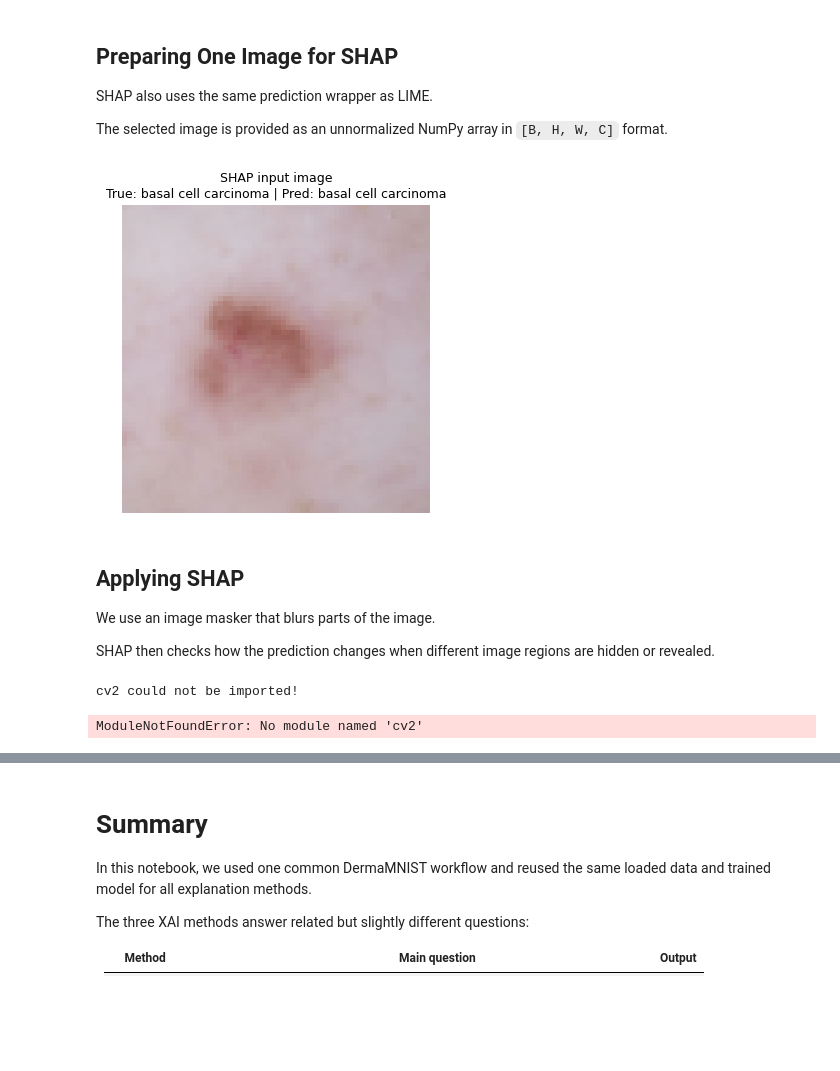
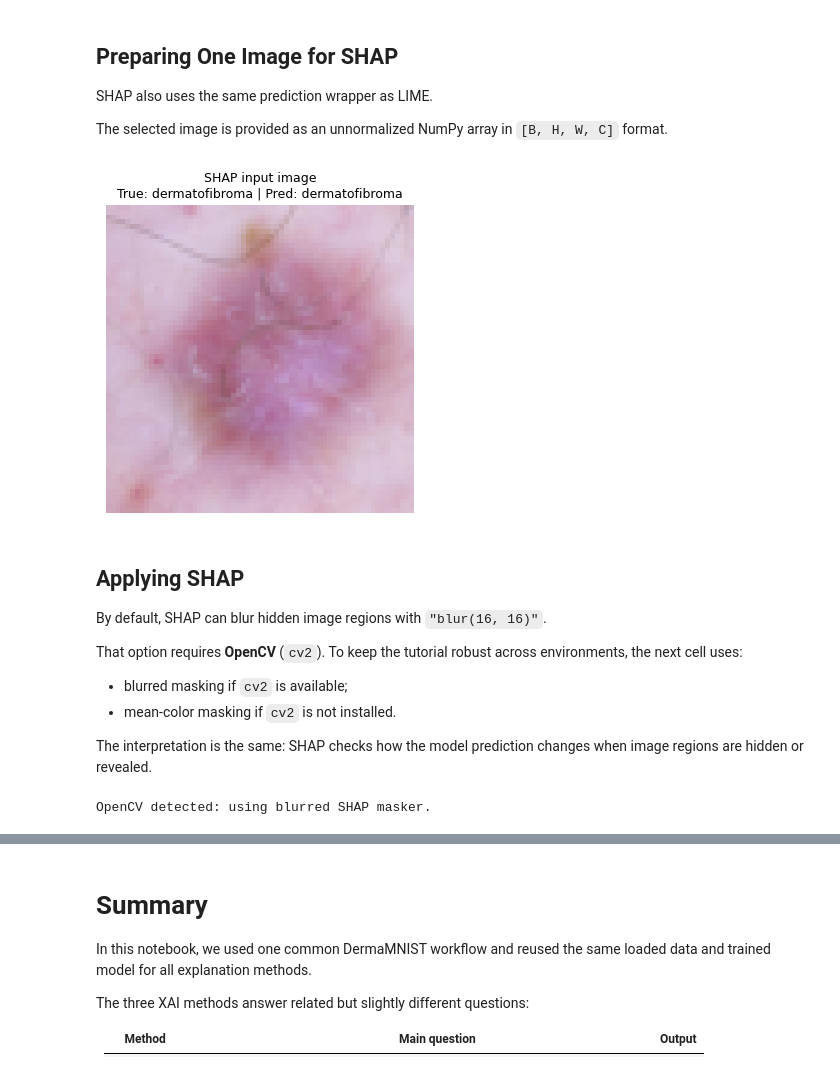
Before and after one commit to Data-Science-Group-Attoworld/explainable_dl_for_unstructured_data, a Jupyter notebook: computer_vision_explainability/dermamnist_explainability.ipynb, the cells around one changed output, grey strips where cells are left out. Cells and saved outputs as stored; diff of their text form; code cells hidden in the pictures; blank space fills up the shorter version.

```diff
--- a/computer_vision_explainability/dermamnist_explainability.ipynb
+++ b/computer_vision_explainability/dermamnist_explainability.ipynb
@@ -357,9 +390,7 @@ else:
         if val_acc > best_val_acc:
             best_val_acc = val_acc
             torch.save(model.state_dict(), best_model_path)
-            print(
-                f"New best model saved with validation accuracy: {100 * best_val_acc:.2f}%"
-            )
+            print(f"New best model saved with validation accuracy: {100 * best_val_acc:.2f}%")
 
     model.load_state_dict(torch.load(best_model_path, map_location=device))
 
@@ -877,0 +1228,28 @@ Melanoma example indices: [2, 7, 12]
+# %%
+image_idx_to_explain = 1
+image = test_images[image_idx_to_explain]
+
+true_idx = int(test_labels[image_idx_to_explain])
+pred_idx = int(test_predictions[image_idx_to_explain])
+
+top_class_indices, top_class_probs = get_top_k_predicted_class_indices(
+    model=model,
+    image=image,
+    k=5,
+)
+
+plot_gradcam_for_multiple_classes(
+    model=model,
+    image=image,
+    target_layer=target_layer,
+    class_indices=top_class_indices,
+    class_names=class_names,
+    true_label=true_idx,
+    predicted_label=pred_idx,
+    mean=mean,
+    std=std,
+    heatmap_alpha=0.45,
+    use_local_color_scale=False,   # fontos
+    heatmap_vmin=0,
+    heatmap_vmax=1,
+)
@@ -906,40 +1294,60 @@ SHAP also uses the same prediction wrapper as LIME.
 
 The selected image is provided as an unnormalized NumPy array in `[B, H, W, C]` format.
 # %%
-image_idx_to_explain = 10
-
 img_tensor_norm = test_images[image_idx_to_explain].unsqueeze(0)
-img_numpy_unnorm = (
-    img_tensor_norm.detach().cpu().permute(0, 2, 3, 1).numpy() * std + mean
-)
+img_numpy_unnorm = img_tensor_norm.detach().cpu().permute(0, 2, 3, 1).numpy() * std + mean
 img_numpy_unnorm = np.clip(img_numpy_unnorm, 0, 1)
 
 true_idx = int(test_labels[image_idx_to_explain])
 pred_idx = int(test_predictions[image_idx_to_explain])
 
 plt.figure(figsize=(4, 4))
 plt.imshow(img_numpy_unnorm[0])
 plt.title(
     f"SHAP input image\nTrue: {class_names[true_idx]} | Pred: {class_names[pred_idx]}",
     fontsize=9,
 )
 plt.axis("off")
 plt.show()
 # %% [output]
-[figure, old version]
+[figure, new version]
 # %% [markdown]
 ## Applying SHAP
 
-We use an image masker that blurs parts of the image.
+By default, SHAP can blur hidden image regions with `"blur(16, 16)"`.
 
-SHAP then checks how the prediction changes when different image regions are hidden or revealed.
+That option requires **OpenCV** (`cv2`). To keep the tutorial robust across environments, the next cell uses:
+
+* blurred masking if `cv2` is available;
+* mean-color masking if `cv2` is not installed.
+
+The interpretation is the same: SHAP checks how the model prediction changes when image regions are hidden or revealed.
 # %%
-masker = shap.maskers.Image("blur(16, 16)", img_numpy_unnorm[0].shape)
+# Line-wrapped class names for cleaner SHAP panel titles.
+shap_class_names = [wrap_class_name(name, width=24) for name in class_names]
+
+# SHAP image masking
+#
+# Option A: if OpenCV is installed, use SHAP's blurred image masker.
+# Option B: if OpenCV is not installed, use a mean-color baseline masker.
+# This avoids: ModuleNotFoundError: No module named 'cv2'
+try:
+    import cv2  # noqa: F401
+
+    mask_value = "blur(16, 16)"
+    print("OpenCV detected: using blurred SHAP masker.")
+
+except ImportError:
+    mean_color = img_numpy_unnorm.mean(axis=(0, 1, 2))
+    mask_value = np.ones_like(img_numpy_unnorm[0]) * mean_color
+    print("OpenCV is not installed: using mean-color SHAP masker instead of blur.")
+
+masker = shap.maskers.Image(mask_value, img_numpy_unnorm[0].shape)
 
 shap_explainer = shap.Explainer(
     batch_predict_numpy,
     masker,
-    output_names=class_names,
+    output_names=shap_class_names,
 )
 
 shap_values = shap_explainer(
@@ -949,6 +1357,5 @@ shap_values = shap_explainer(
     outputs=shap.Explanation.argsort.flip[:5],
 )
 # %% [output]
-cv2 could not be imported!
+OpenCV detected: using blurred SHAP masker.
-ModuleNotFoundError: No module named 'cv2'
 # %%
```
Also changed, not shown: parts of 20 cells of this notebook, 6 other files.
